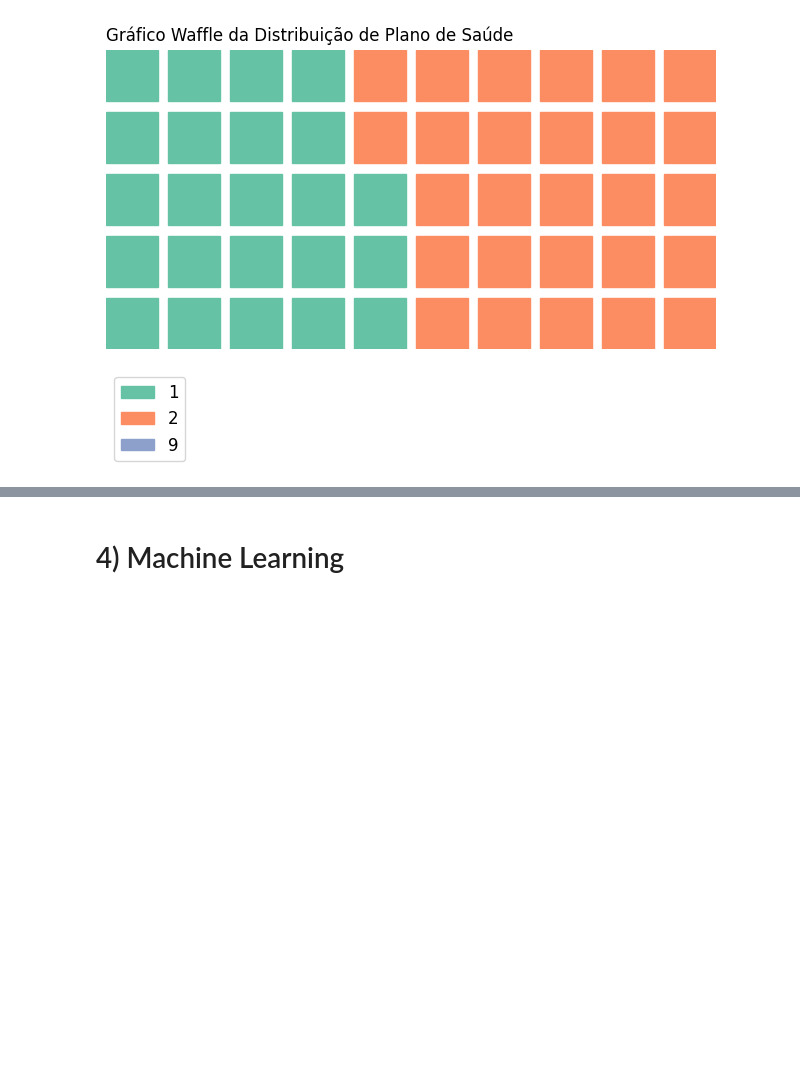
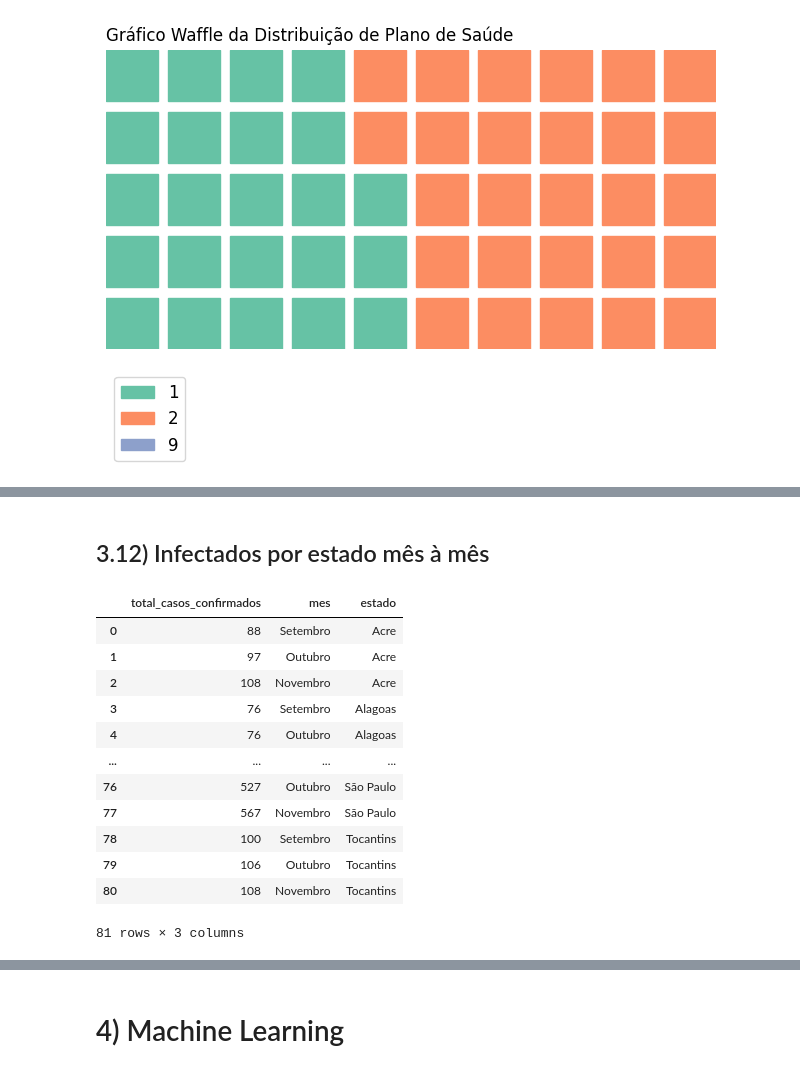
Before and after one commit to dhachcar/postech-tech-challenge-3, a Jupyter notebook: Tech_Challenge_3_Análises_para_o_Streamlit.ipynb, the cells around one changed output, grey strips where cells are left out. Drawn from its saved outputs; the diff is of its cells as text; code cells hidden in the pictures; blank space fills up the shorter version.

```diff
--- a/Tech_Challenge_3_Análises_para_o_Streamlit.ipynb
+++ b/Tech_Challenge_3_Análises_para_o_Streamlit.ipynb
@@ -637,0 +692,20 @@ plt.show()
+# %% [markdown]
+## 3.12) Infectados por estado mês à mês
+# %%
+query_job = client.get_job('bquxjob_516d4ecd_18ddd82148a')
+df_casos_positivos_mes_a_mes_por_uf = query_job.result().to_dataframe()
+df_casos_positivos_mes_a_mes_por_uf
+# %% [output]
+|  | total_casos_confirmados | mes | estado |
+| 0 | 88 | Setembro | Acre |
+| 1 | 97 | Outubro | Acre |
+| 2 | 108 | Novembro | Acre |
+| 3 | 76 | Setembro | Alagoas |
+| 4 | 76 | Outubro | Alagoas |
+| ... | ... | ... | ... |
+| 76 | 527 | Outubro | São Paulo |
+| 77 | 567 | Novembro | São Paulo |
+| 78 | 100 | Setembro | Tocantins |
+| 79 | 106 | Outubro | Tocantins |
+| 80 | 108 | Novembro | Tocantins |
+81 rows × 3 columns
```
Also changed, not shown: parts of 56 cells of this notebook.
